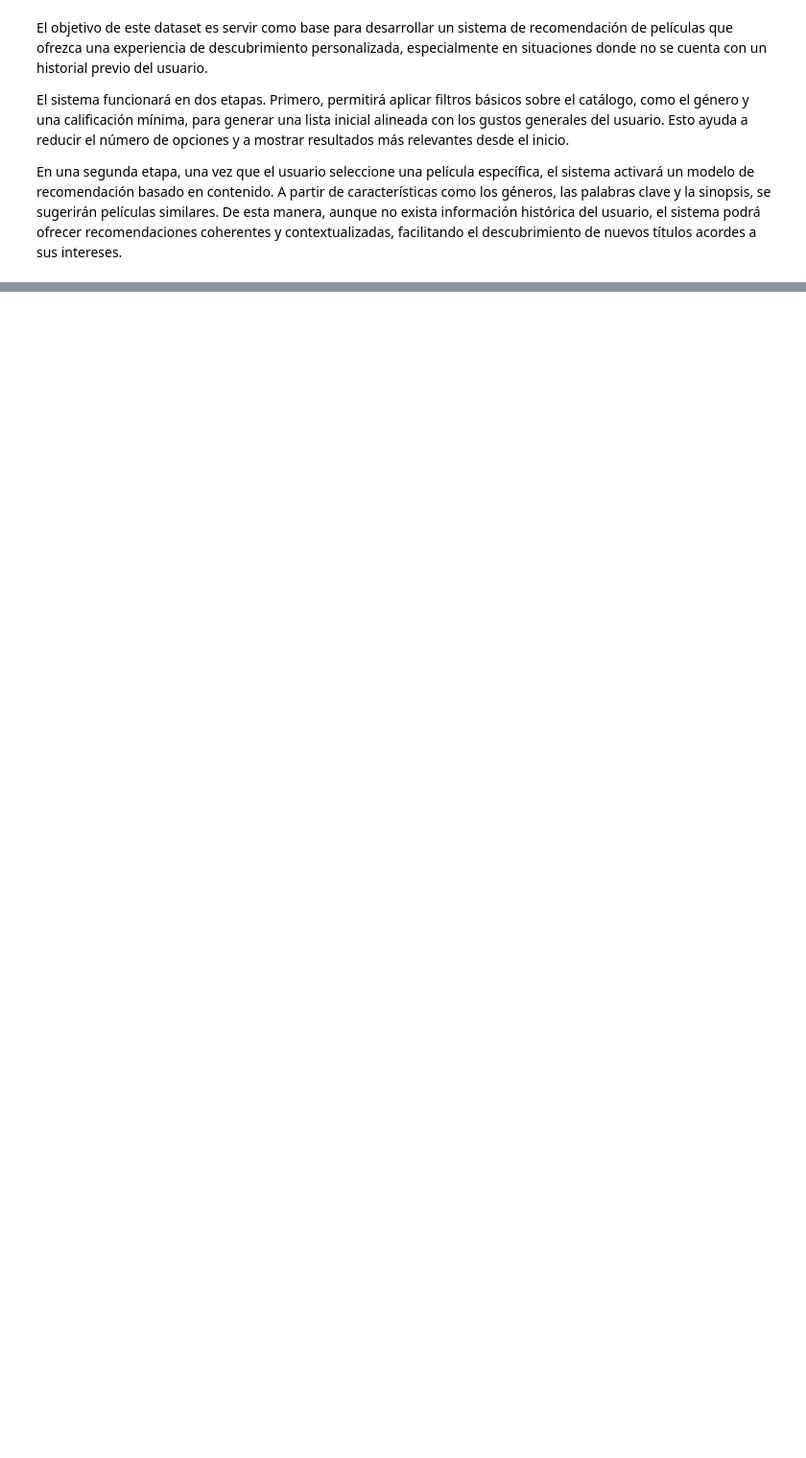
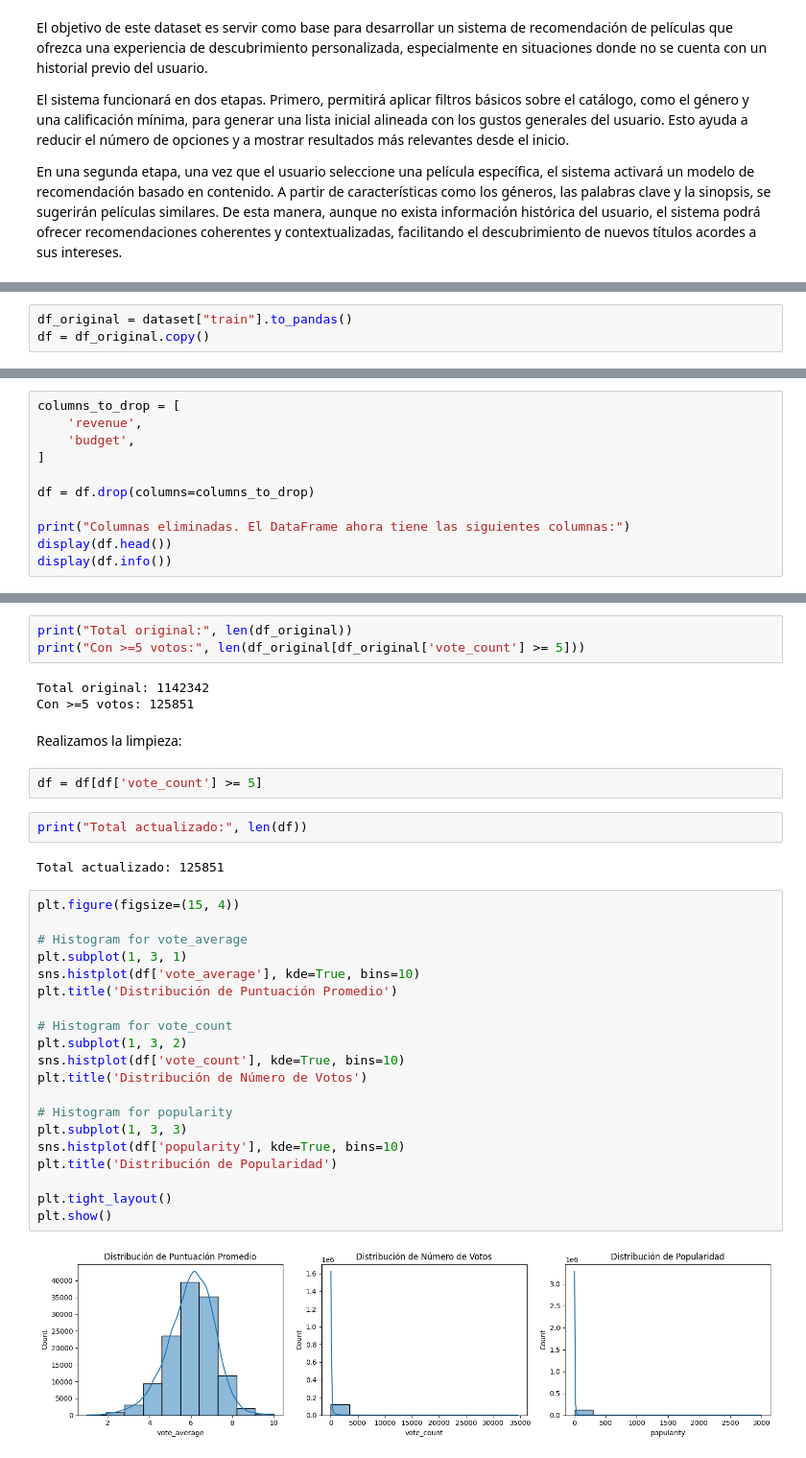
Before and after one commit to nat1600/data-mining-movies, a Jupyter notebook: MOVIES_PROYECTO_FINAL.ipynb, the cells around one changed output, grey strips where cells are left out. Shown at 96% size. Drawn from its saved outputs; the diff is of its cells as text; blank space fills up the shorter version.

Commit message:
preprocesamiento de datos (limpieza de datos)

```diff
--- a/MOVIES_PROYECTO_FINAL.ipynb
+++ b/MOVIES_PROYECTO_FINAL.ipynb
@@ -730,0 +690,3 @@ En una segunda etapa, una vez que el usuario seleccione una película específic
+# %%
+df_original = dataset["train"].to_pandas()
+df = df_original.copy()
@@ -730,0 +753,11 @@ En una segunda etapa, una vez que el usuario seleccione una película específic
+# %%
+columns_to_drop = [
+    'revenue',
+    'budget',
+]
+
+df = df.drop(columns=columns_to_drop)
+
+print("Columnas eliminadas. El DataFrame ahora tiene las siguientes columnas:")
+display(df.head())
+display(df.info())
@@ -730,0 +794,36 @@ En una segunda etapa, una vez que el usuario seleccione una película específic
+# %%
+print("Total original:", len(df_original))
+print("Con >=5 votos:", len(df_original[df_original['vote_count'] >= 5]))
+# %% [output]
+Total original: 1142342
+Con >=5 votos: 125851
+# %% [markdown]
+Realizamos la limpieza:
+# %%
+df = df[df['vote_count'] >= 5]
+# %%
+print("Total actualizado:", len(df))
+# %% [output]
+Total actualizado: 125851
+# %%
+plt.figure(figsize=(15, 4))
+
+# Histogram for vote_average
+plt.subplot(1, 3, 1)
+sns.histplot(df['vote_average'], kde=True, bins=10)
+plt.title('Distribución de Puntuación Promedio')
+
+# Histogram for vote_count
+plt.subplot(1, 3, 2)
+sns.histplot(df['vote_count'], kde=True, bins=10)
+plt.title('Distribución de Número de Votos')
+
+# Histogram for popularity
+plt.subplot(1, 3, 3)
+sns.histplot(df['popularity'], kde=True, bins=10)
+plt.title('Distribución de Popularidad')
+
+plt.tight_layout()
+plt.show()
+# %% [output]
+[figure, added]
```
Also changed, not shown: parts of 68 cells of this notebook.
